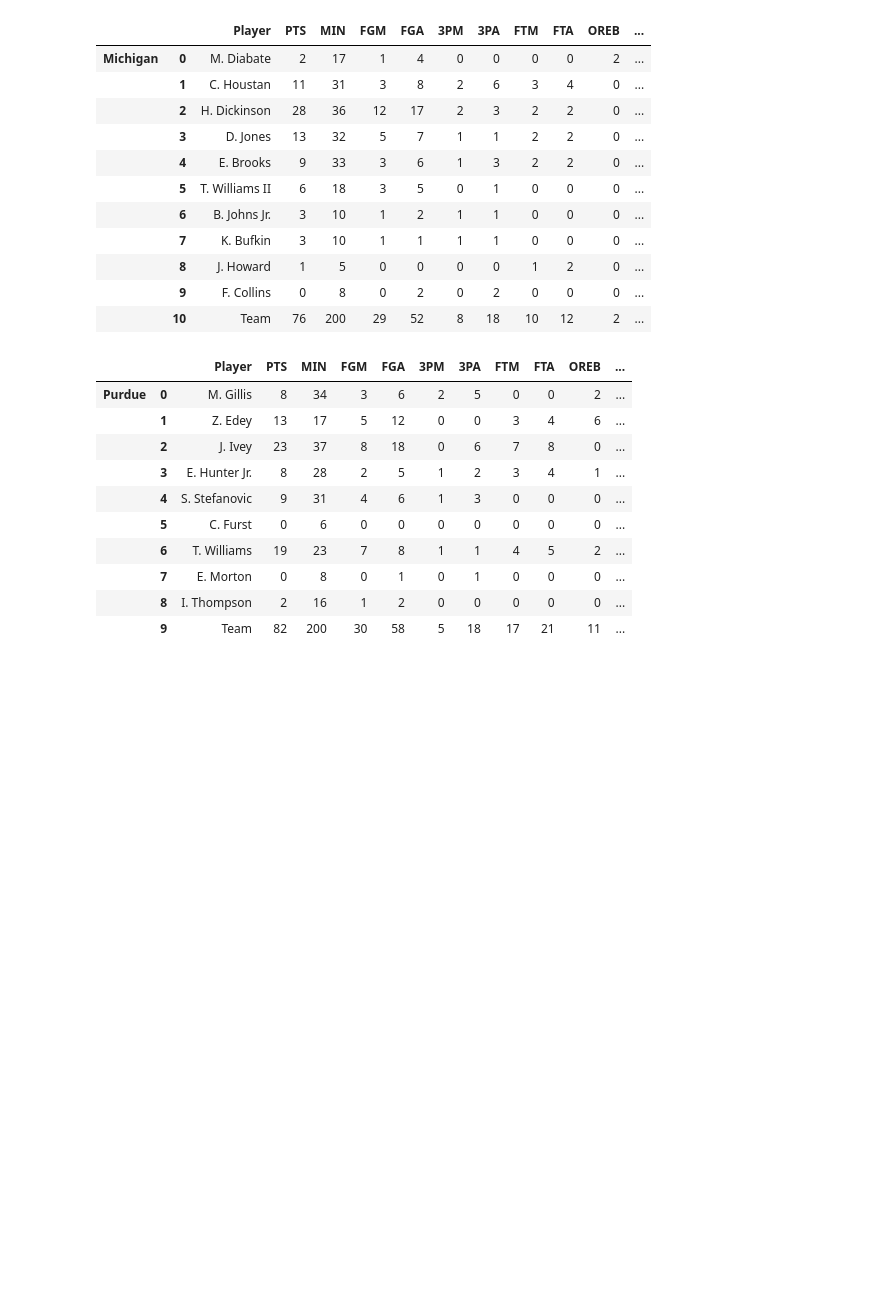
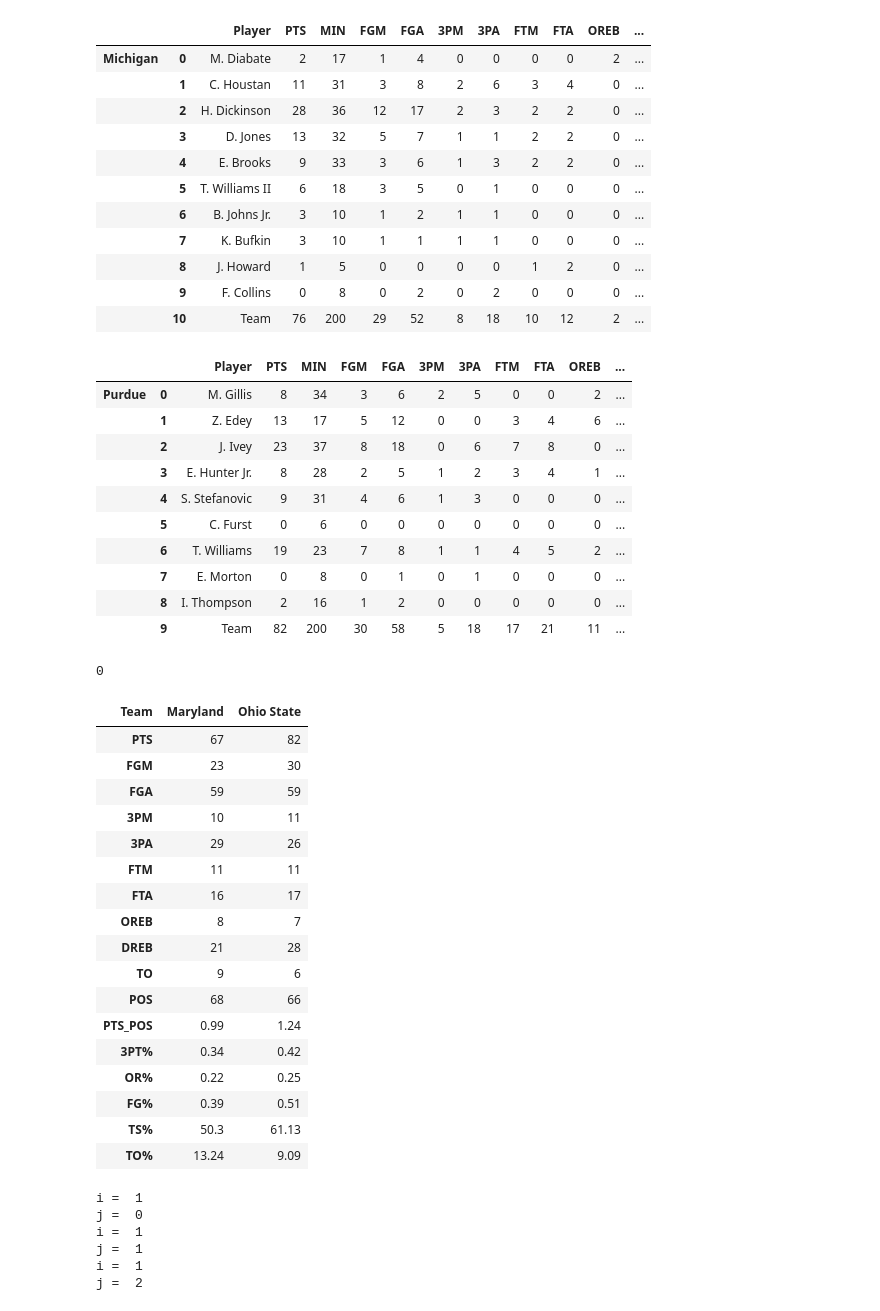
Before and after one commit to fmathews11/College_Basketball_Functions, a Jupyter notebook: Pulling_In_Boxscores.ipynb, the cells around one changed output. Saved outputs shown, nothing was run; the diff lists cells and outputs as text; code cells hidden in the pictures; blank space fills up the shorter version.

```diff
--- a/Pulling_In_Boxscores.ipynb
+++ b/Pulling_In_Boxscores.ipynb
@@ -190,8 +190,64 @@ get_boxscores(401364421,disp = True)
 |  | 8 | I. Thompson | 2 | 16 | 1 | 2 | 0 | 0 | 0 | 0 | 0 | ... |
 |  | 9 | Team | 82 | 200 | 30 | 58 | 5 | 18 | 17 | 21 | 11 | ... |
 # %%
-output.clear()
-get_agg_boxscore(401364425,disp = True)
-time.sleep(10)
-output.clear()
-get_agg_boxscore(401364425,disp = True)
+test_df = None
+# %%
+i = 0
+n_iter = 3
+url = "https://www.espn.com/mens-college-basketball/playbyplay/_/gameId/"
+game_id = 401364425
+half = 2
+url = url + str(game_id)
+last_reported_time = 0
+stop_value = 0
+while i <= n_iter:
+  print(f"Iteration number {i} of {n_iter}")
+  print(f"Retry number {stop_value} of 10")
+  df = pd.read_html(url)[1]
+  if df.SCORE.str.contains('0').any():
+    half = 1
+  current_time = df.iloc[0,0]
+  if current_time != last_reported_time:
+    stop_value = 0
+    output.clear()
+    print(i)
+    temp_df = get_agg_boxscore(game_id,disp = True)
+    temp_df['Half'] = half
+    temp_df['Timestamp'] = current_time
+    last_reported_time = current_time
+    test_df = pd.concat([test_df,temp_df])
+    i += 1
+    randint = np.random.randint(30,45)
+    time.sleep(randint)
+  else:
+    randint = np.random.randint(15,30)
+    time.sleep(randint)
+    stop_value += 1
+  if stop_value == 10:
+    break
+# %% [output]
+0
+| Team | Maryland | Ohio State |
+| PTS | 67 | 82 |
+| FGM | 23 | 30 |
+| FGA | 59 | 59 |
+| 3PM | 10 | 11 |
+| 3PA | 29 | 26 |
+| FTM | 11 | 11 |
+| FTA | 16 | 17 |
+| OREB | 8 | 7 |
+| DREB | 21 | 28 |
+| TO | 9 | 6 |
+| POS | 68 | 66 |
+| PTS_POS | 0.99 | 1.24 |
+| 3PT% | 0.34 | 0.42 |
+| OR% | 0.22 | 0.25 |
+| FG% | 0.39 | 0.51 |
+| TS% | 50.3 | 61.13 |
+| TO% | 13.24 | 9.09 |
+i =  1
+j =  0
+i =  1
+j =  1
+i =  1
+j =  2
```
Also changed, not shown: parts of 1 cell of this notebook.
